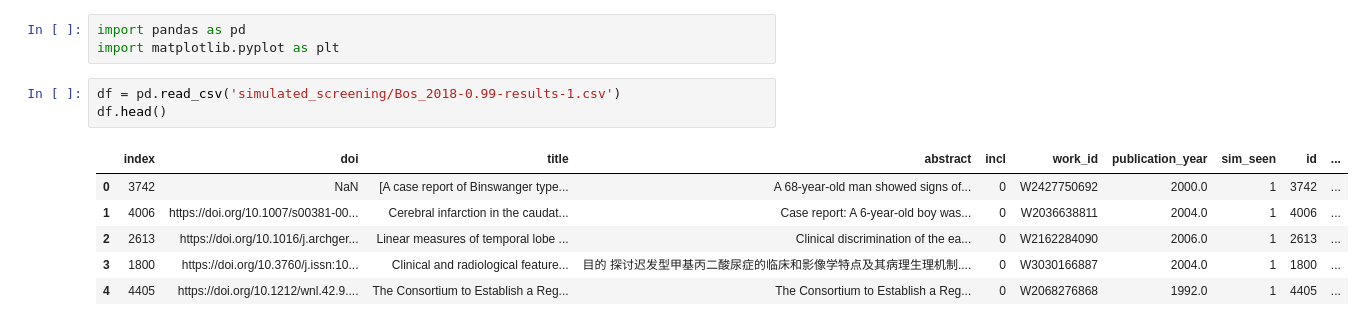
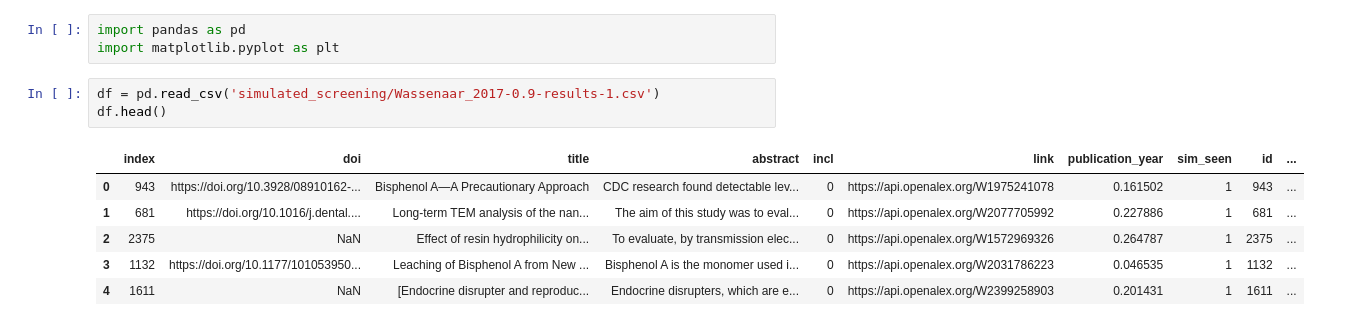
Before and after one commit to di-danilenko/living-stopping-method, a Jupyter notebook: analyse_simulations.ipynb, the cells around one changed output. Drawn from its saved outputs; the diff is of its cells as text.

```diff
--- a/analyse_simulations.ipynb
+++ b/analyse_simulations.ipynb
@@ -2,15 +2,15 @@
 import pandas as pd
 import matplotlib.pyplot as plt
 # %%
-df = pd.read_csv('simulated_screening/Bos_2018-0.99-results-1.csv')
+df = pd.read_csv('simulated_screening/Wassenaar_2017-0.9-results-1.csv')
 df.head()
 # %% [output]
-|  | index | doi | title | abstract | incl | work_id | publication_year | sim_seen | id | ... |
-| 0 | 3742 | NaN | [A case report of Binswanger type... | A 68-year-old man showed signs of... | 0 | W2427750692 | 2000.0 | 1 | 3742 | ... |
-| 1 | 4006 | https://doi.org/10.1007/s00381-00... | Cerebral infarction in the caudat... | Case report: A 6-year-old boy was... | 0 | W2036638811 | 2004.0 | 1 | 4006 | ... |
-| 2 | 2613 | https://doi.org/10.1016/j.archger... | Linear measures of temporal lobe ... | Clinical discrimination of the ea... | 0 | W2162284090 | 2006.0 | 1 | 2613 | ... |
-| 3 | 1800 | https://doi.org/10.3760/j.issn:10... | Clinical and radiological feature... | 目的 探讨迟发型甲基丙二酸尿症的临床和影像学特点及其病理生理机制.... | 0 | W3030166887 | 2004.0 | 1 | 1800 | ... |
-| 4 | 4405 | https://doi.org/10.1212/wnl.42.9.... | The Consortium to Establish a Reg... | The Consortium to Establish a Reg... | 0 | W2068276868 | 1992.0 | 1 | 4405 | ... |
+|  | index | doi | title | abstract | incl | link | publication_year | sim_seen | id | ... |
+| 0 | 943 | https://doi.org/10.3928/08910162-... | Bisphenol A—A Precautionary Approach | CDC research found detectable lev... | 0 | https://api.openalex.org/W1975241078 | 0.161502 | 1 | 943 | ... |
+| 1 | 681 | https://doi.org/10.1016/j.dental.... | Long-term TEM analysis of the nan... | The aim of this study was to eval... | 0 | https://api.openalex.org/W2077705992 | 0.227886 | 1 | 681 | ... |
+| 2 | 2375 | NaN | Effect of resin hydrophilicity on... | To evaluate, by transmission elec... | 0 | https://api.openalex.org/W1572969326 | 0.264787 | 1 | 2375 | ... |
+| 3 | 1132 | https://doi.org/10.1177/101053950... | Leaching of Bisphenol A from New ... | Bisphenol A is the monomer used i... | 0 | https://api.openalex.org/W2031786223 | 0.046535 | 1 | 1132 | ... |
+| 4 | 1611 | NaN | [Endocrine disrupter and reproduc... | Endocrine disrupters, which are e... | 0 | https://api.openalex.org/W2399258903 | 0.201431 | 1 | 1611 | ... |
 # %%
 fig, ax = plt.subplots()
 
```
Also changed, not shown: parts of 5 cells of this notebook, 1 other file.
